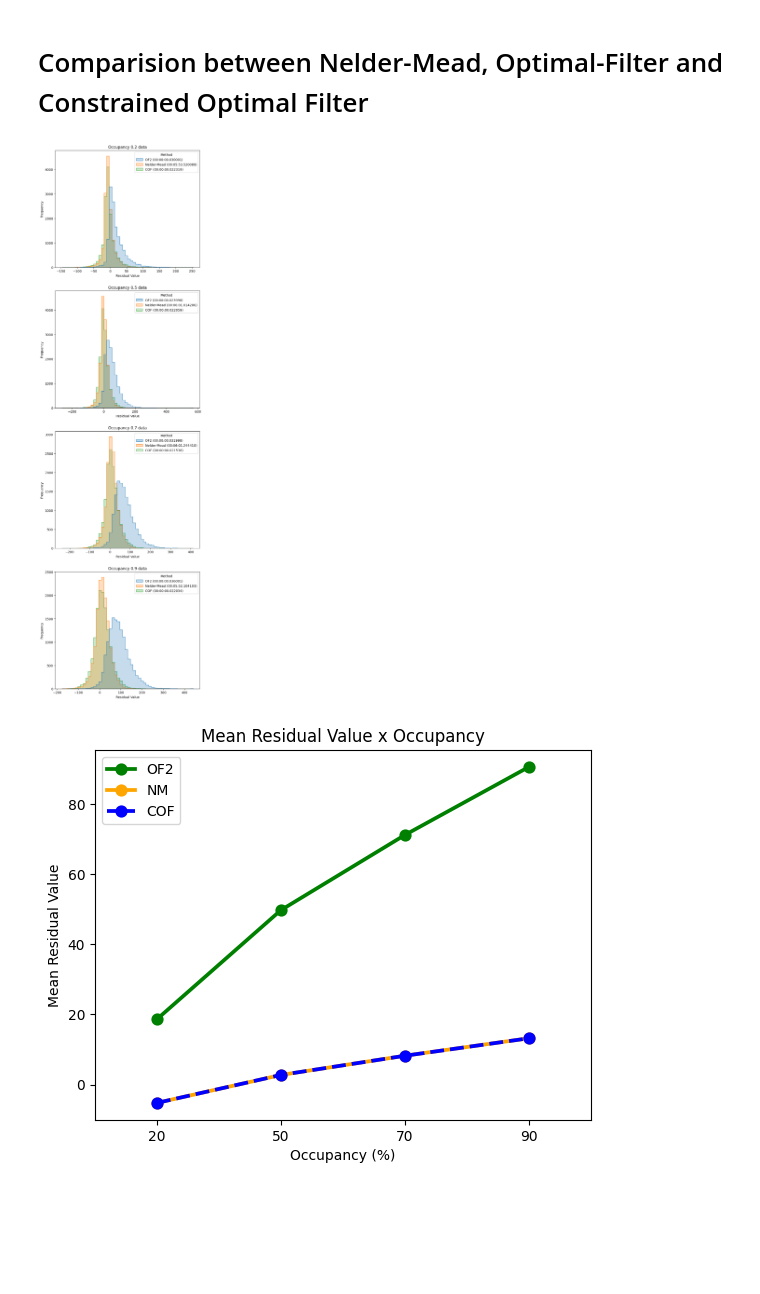
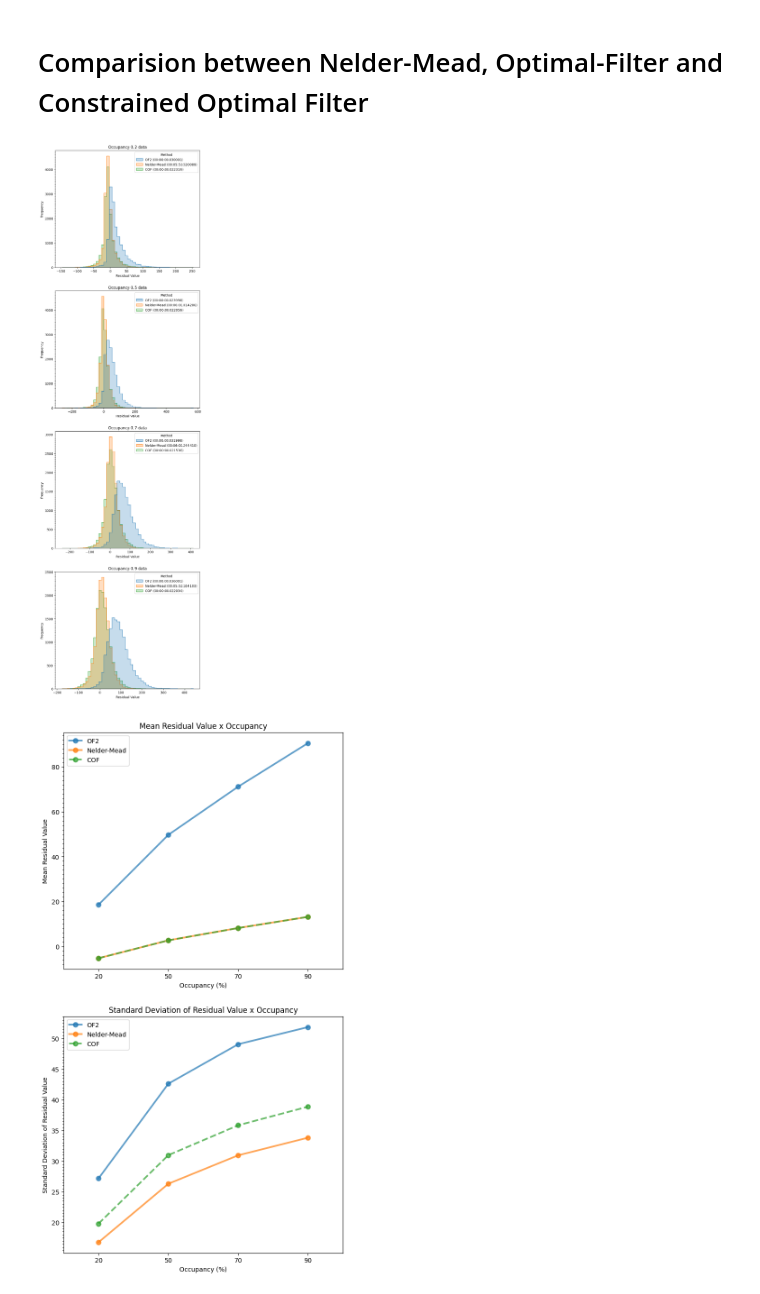
Before and after one commit to nicolasfouv/signal-recovery, a Jupyter notebook: comparison.ipynb, the cells around one changed output. Cells and saved outputs as stored; diff of their text form; code cells hidden in the pictures; blank space fills up the shorter version.

Commit message:
refactor: new algorithm for mean and std chart

```diff
--- a/comparison.ipynb
+++ b/comparison.ipynb
@@ -265,53 +266,65 @@ for collum in COF_residuals:
     nm_stds.append(NM_residuals[collum].std())
     of2_stds.append(OF2_residuals[collum].std())
 # %%
+palette = [
+    "#1f77b4",  # OF2
+    "#ff7f0e",  # Nelder-Mead
+    "#2ca02c"   # COF
+]
+
 fig, ax = plt.subplots(nrows = 4, ncols = 1, figsize = (8, 30))
+for a in ax:
+    a.yaxis.set_minor_locator(AutoMinorLocator(10))
 
 results0_2 = pd.concat([pd.DataFrame({"Residual Value": np.array(OF2_residuals["occ0_2"]), "Method": f"OF2 ({OF2_times["occ0_2"][0][7:]})"}),
                        pd.DataFrame({"Residual Value": np.array(NM_residuals["occ0_2"]), "Method": f"Nelder-Mead ({NM_times["occ0_2"][0][7:]})"}),
                        pd.DataFrame({"Residual Value": np.array(COF_residuals["occ0_2"]), "Method": f"COF ({COF_times["occ0_2"][0][7:]})"})])
-sns.histplot(data = results0_2, hue = "Method", x = "Residual Value", bins = 50, ax = ax[0], element="step")
+sns.histplot(data = results0_2, hue = "Method", x = "Residual Value", bins = 50, ax = ax[0], element="step", palette=palette)
 ax[0].set_ylabel("Frequency")
 ax[0].set_title("Occupancy 0.2 data")
 
 results0_5 = pd.concat([pd.DataFrame({"Residual Value": np.array(OF2_residuals["occ0_5"]), "Method": f"OF2 ({OF2_times["occ0_5"][0][7:]})"}),
                        pd.DataFrame({"Residual Value": np.array(NM_residuals["occ0_5"]), "Method": f"Nelder-Mead ({NM_times["occ0_5"][0][7:]})"}),
                        pd.DataFrame({"Residual Value": np.array(COF_residuals["occ0_5"]), "Method": f"COF ({COF_times["occ0_5"][0][7:]})"})])
-sns.histplot(data = results0_5, hue = "Method", x = "Residual Value", bins = 50, ax = ax[1], element="step")
+sns.histplot(data = results0_5, hue = "Method", x = "Residual Value", bins = 50, ax = ax[1], element="step", palette=palette)
 ax[1].set_ylabel("Frequency")
 ax[1].set_title("Occupancy 0.5 data")
 
 results0_7 = pd.concat([pd.DataFrame({"Residual Value": np.array(OF2_residuals["occ0_7"]), "Method": f"OF2 ({OF2_times["occ0_7"][0][7:]})"}),
                        pd.DataFrame({"Residual Value": np.array(NM_residuals["occ0_7"]), "Method": f"Nelder-Mead ({NM_times["occ0_7"][0][7:]})"}),
                        pd.DataFrame({"Residual Value": np.array(COF_residuals["occ0_7"]), "Method": f"COF ({COF_times["occ0_7"][0][7:]})"})])
-sns.histplot(data = results0_7, hue = "Method", x = "Residual Value", bins = 50, ax = ax[2], element="step")
+sns.histplot(data = results0_7, hue = "Method", x = "Residual Value", bins = 50, ax = ax[2], element="step", palette=palette)
 ax[2].set_ylabel("Frequency")
 ax[2].set_title("Occupancy 0.7 data")
 
 results0_9 = pd.concat([pd.DataFrame({"Residual Value": np.array(OF2_residuals["occ0_9"]), "Method": f"OF2 ({OF2_times["occ0_9"][0][7:]})"}),
                        pd.DataFrame({"Residual Value": np.array(NM_residuals["occ0_9"]), "Method": f"Nelder-Mead ({NM_times["occ0_9"][0][7:]})"}),
                        pd.DataFrame({"Residual Value": np.array(COF_residuals["occ0_9"]), "Method": f"COF ({COF_times["occ0_9"][0][7:]})"})])
-sns.histplot(data = results0_9, hue = "Method", x = "Residual Value", bins = 50, ax = ax[3], element="step")
+sns.histplot(data = results0_9, hue = "Method", x = "Residual Value", bins = 50, ax = ax[3], element="step", palette=palette)
 ax[3].set_ylabel("Frequency")
 ax[3].set_title("Occupancy 0.9 data")
 
 plt.show()
 
-sns.pointplot(x=occ, y=of2_means, color='green', label='OF2')
-sns.pointplot(x=occ, y=nm_means, color='orange', label='NM', linestyles='-')
-sns.pointplot(x=occ, y=cof_means, color='blue', label='COF', linestyles='--')
-plt.xlabel("Occupancy (%)")
-plt.ylabel("Mean Residual Value")
-plt.title("Mean Residual Value x Occupancy")
+fig, ax = plt.subplots(nrows = 2, ncols = 1, figsize = (8, 15))
+for a in ax:
+    a.yaxis.set_minor_locator(AutoMinorLocator(10))
+
+sns.pointplot(x=occ, y=of2_means, ax=ax[0], label='OF2', color=palette[0], alpha=0.7)
+sns.pointplot(x=occ, y=nm_means, ax=ax[0], label='Nelder-Mead', color=palette[1], linestyles='-', alpha=0.7)
+sns.pointplot(x=occ, y=cof_means, ax=ax[0], label='COF', color=palette[2], linestyles='--', alpha=0.7)
+ax[0].set_xlabel("Occupancy (%)")
+ax[0].set_ylabel("Mean Residual Value")
+ax[0].set_title("Mean Residual Value x Occupancy")
+
+sns.pointplot(x=occ, y=of2_stds, ax=ax[1], label='OF2', color=palette[0], alpha=0.7)
+sns.pointplot(x=occ, y=nm_stds, ax=ax[1], label='Nelder-Mead', color=palette[1], linestyles='-', alpha=0.7)
+sns.pointplot(x=occ, y=cof_stds, ax=ax[1], label='COF', color=palette[2], linestyles='--', alpha=0.7)
+ax[1].set_xlabel("Occupancy (%)")
+ax[1].set_ylabel("Standard Deviation of Residual Value")
+ax[1].set_title("Standard Deviation of Residual Value x Occupancy")
+
 plt.show()
-
-sns.pointplot(x=occ, y=of2_stds, color='green', label='OF2')
-sns.pointplot(x=occ, y=nm_stds, color='orange', label='NM')
-sns.pointplot(x=occ, y=cof_stds, color='blue', label='COF')
-plt.xlabel("Occupancy (%)")
-plt.ylabel("Standard Deviation of Residual Value")
-plt.title("Standard Deviation of Residual Value x Occupancy")
-plt.show()
 # %% [output]
 [figure]
-[figure, old version]
+[figure, new version]
```
Also changed, not shown: parts of 3 cells of this notebook.
